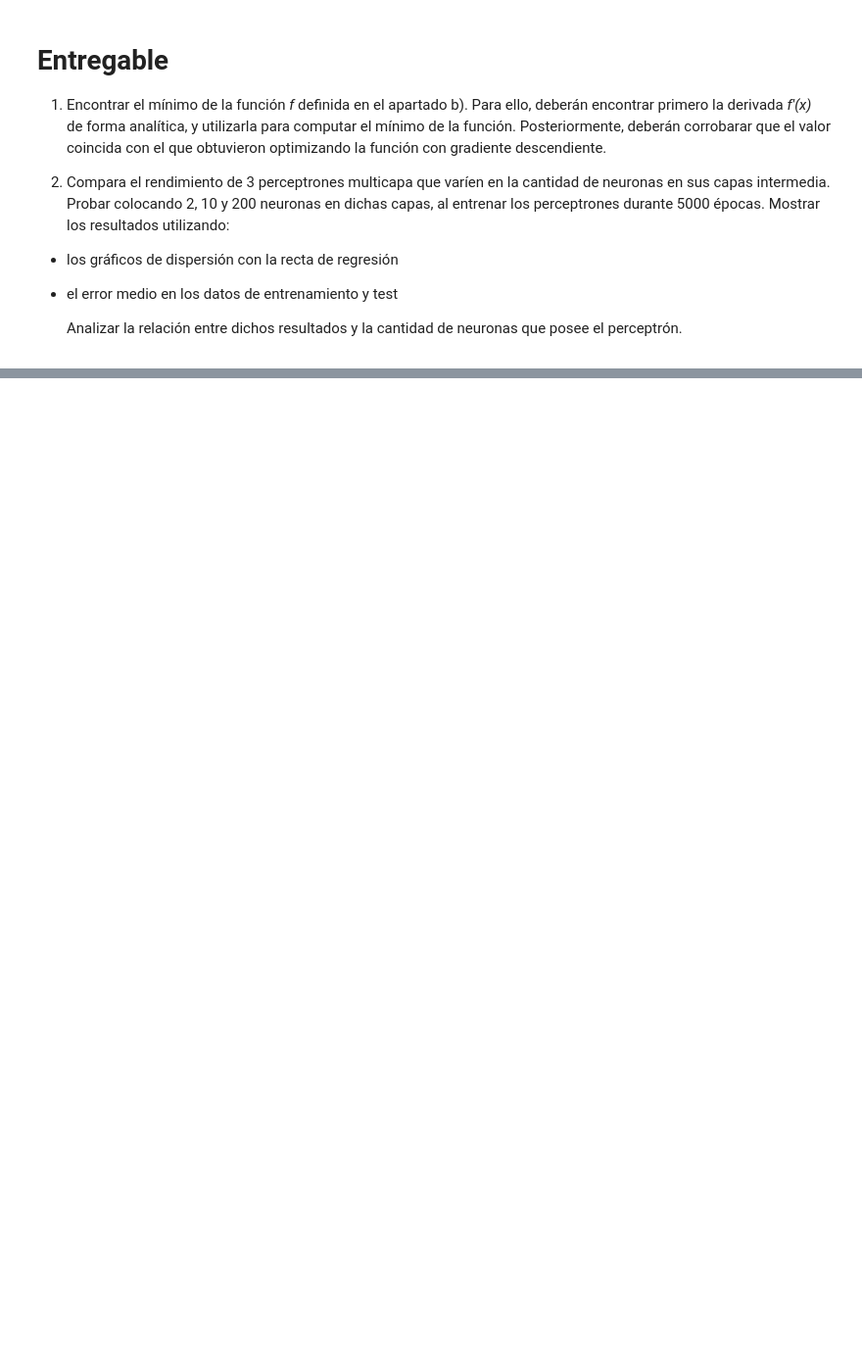
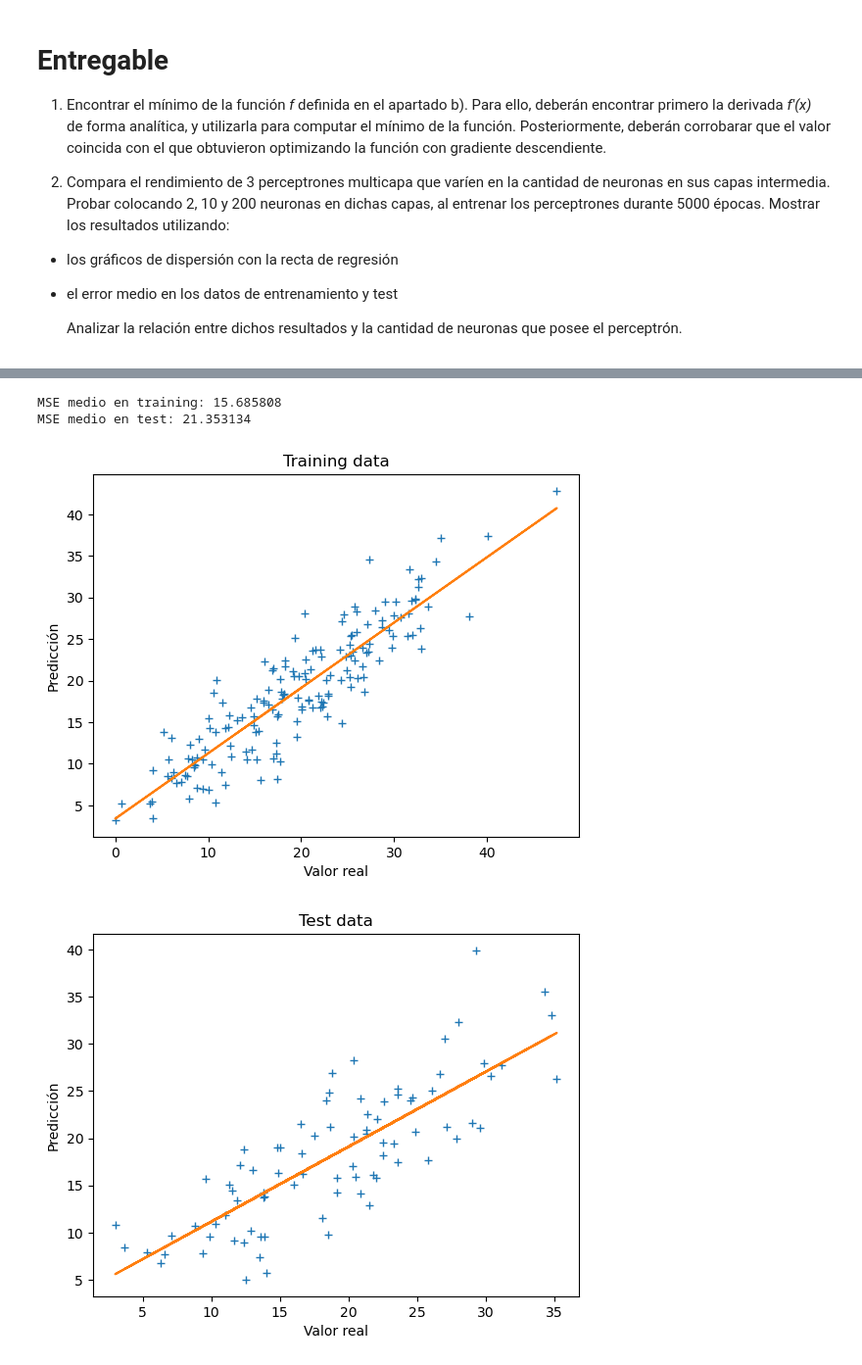
Before and after one commit to luzmontserrat/deep-learning, a Jupyter notebook: Practica 2 - Estudiantes.ipynb, the cells around one changed output, grey strips where cells are left out. Shown at 98% size. Saved outputs shown, nothing was run; the diff lists cells and outputs as text; code cells hidden in the pictures; blank space fills up the shorter version.

```diff
--- a/Practica 2 - Estudiantes.ipynb
+++ b/Practica 2 - Estudiantes.ipynb
@@ -333,0 +445,17 @@ MSE medio en test: 39.702156
+# %%
+py = net(torch.FloatTensor(X_train))
+y_pred_train_10 = py.cpu().detach().numpy()
+plotScatter(y_train, y_pred_train_10, "Training data")
+
+# Dibujamos el ground truth vs las predicciones en los datos de test
+py = net(torch.FloatTensor(X_test))
+y_pred_test_10 = py.cpu().detach().numpy()
+plotScatter(y_test, y_pred_test_10, "Test data")
+
+print ("MSE medio en training: " + str(((y_train - y_pred_train_10)**2).mean()))
+print ("MSE medio en test: " + str(((y_test - y_pred_test_10)**2).mean()))
+# %% [output]
+MSE medio en training: 15.685808
+MSE medio en test: 21.353134
+[figure, added]
+[figure, added]
```
Also changed, not shown: parts of 13 cells of this notebook, 9 other files.
